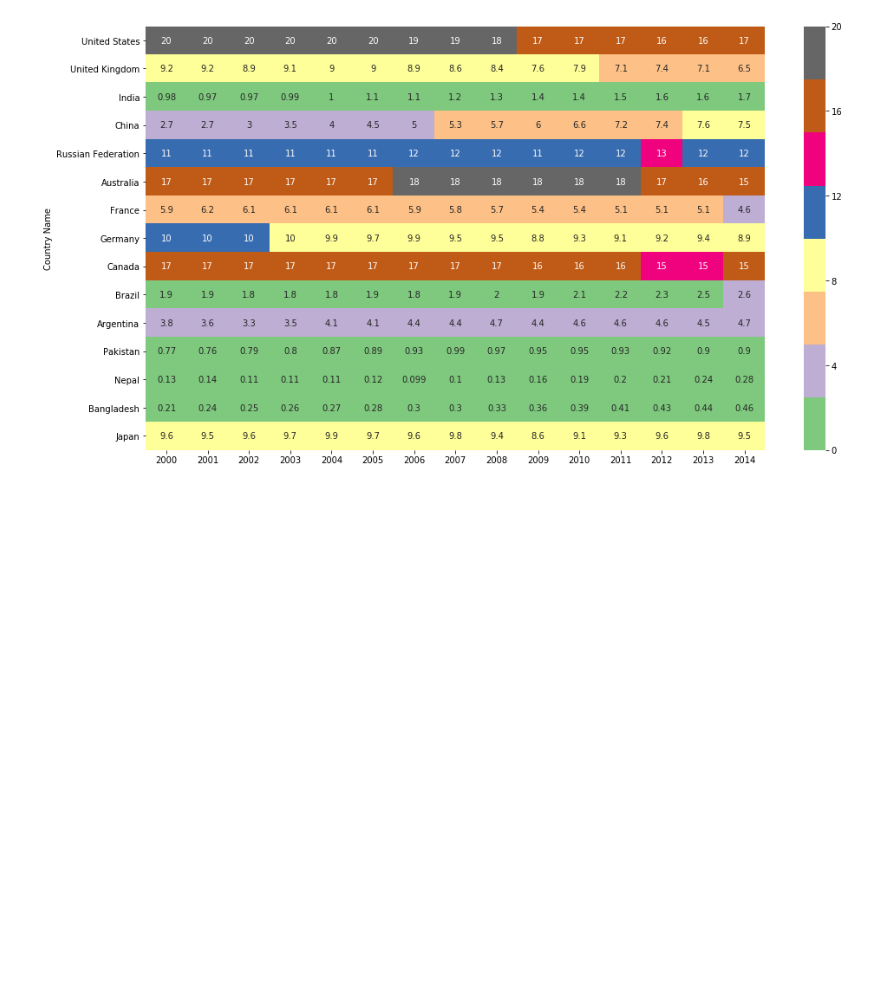
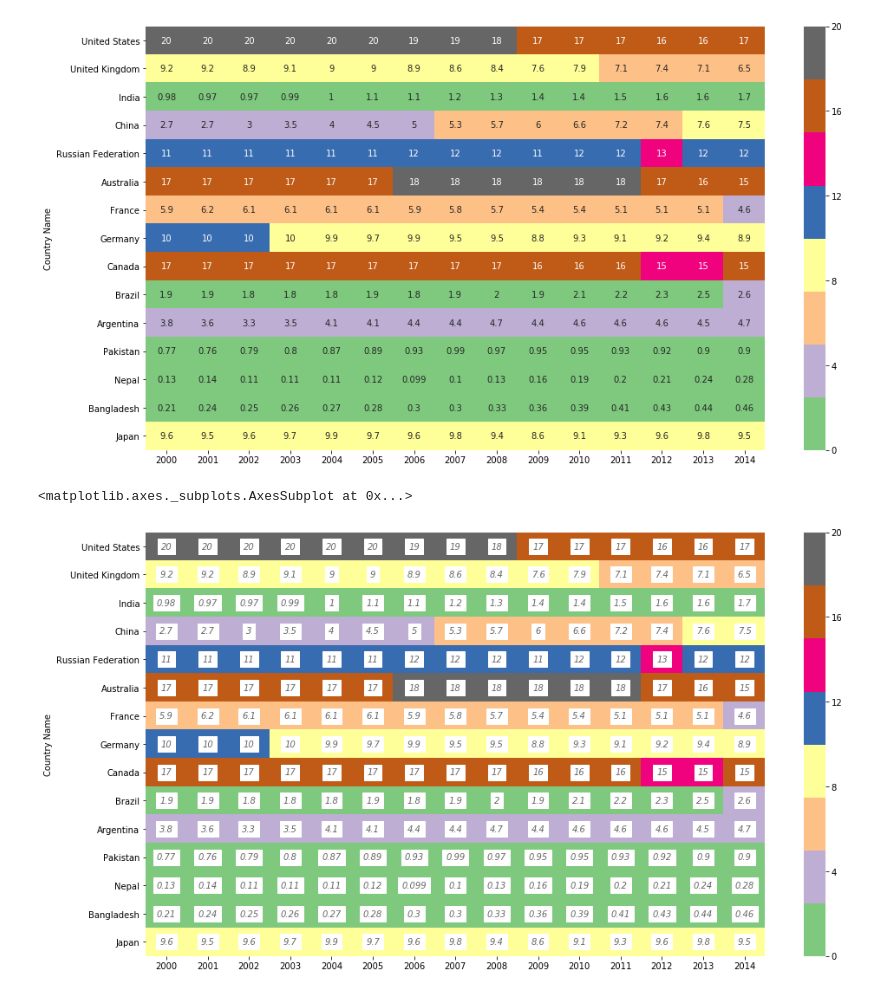
Before and after one commit to mdsayedbinhasan/pyhonProjects, a Jupyter notebook: seaborn/heatmap.ipynb, the cells around one changed output. Cells and saved outputs as stored; diff of their text form; code cells hidden in the pictures; blank space fills up the shorter version.

```diff
--- a/seaborn/heatmap.ipynb
+++ b/seaborn/heatmap.ipynb
@@ -121,3 +121,15 @@ sns.heatmap(gwarming, vmin=0,vmax=20, cmap="Accent", annot=True)
 # %% [output]
 <matplotlib.axes._subplots.AxesSubplot at 0x...>
 [figure]
+# %%
+plt.figure(figsize=(16,9))
+annot_kws={"fontsize":10,
+          "fontstyle":"italic",
+          "color":"k",
+          "alpha":0.6,
+          "verticalalignment":"center",
+          "backgroundcolor":"w"}
+sns.heatmap(gwarming, vmin=0,vmax=20, cmap="Accent", annot=True, annot_kws=annot_kws)
+# %% [output]
+<matplotlib.axes._subplots.AxesSubplot at 0x...>
+[figure, added]
```
Also changed, not shown: parts of 3 cells of this notebook, 10 other files.
